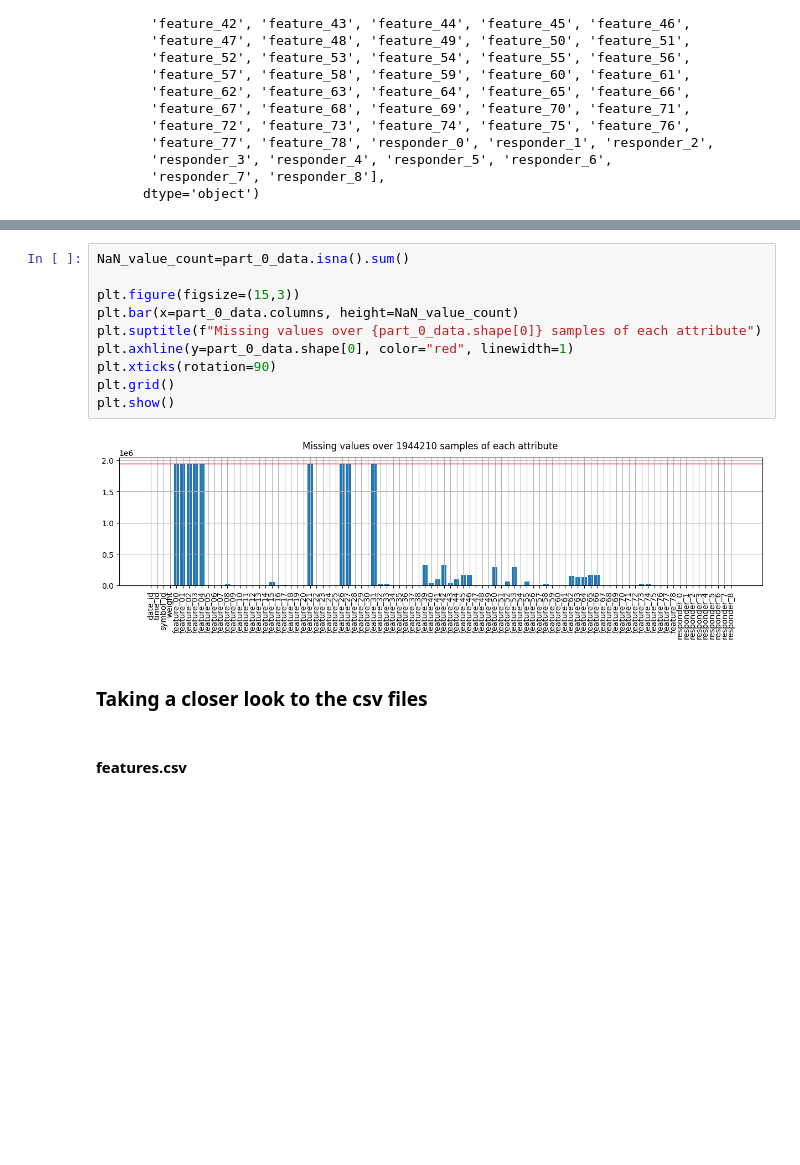
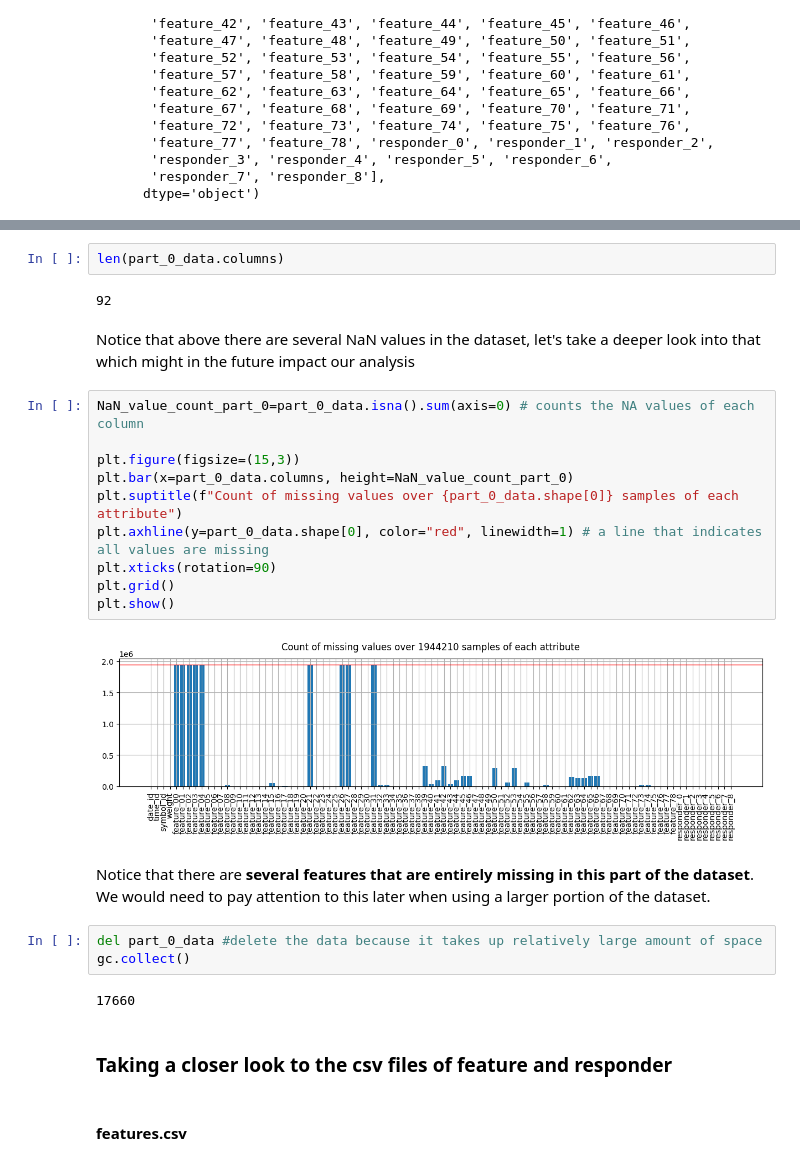
Before and after one commit to M1cW/js_market_forecast, a Jupyter notebook: main.ipynb, the cells around one changed output, grey strips where cells are left out. Cells and saved outputs as stored; diff of their text form; blank space fills up the shorter version.

```diff
--- a/main.ipynb
+++ b/main.ipynb
@@ -66,17 +50,30 @@ part_0_data.describe()
+# %%
+len(part_0_data.columns)
+# %% [output]
+92
+# %% [markdown]
+Notice that above there are several NaN values in the dataset, let's take a deeper look into that which might in the future impact our analysis
 # %%
-NaN_value_count=part_0_data.isna().sum()
+NaN_value_count_part_0=part_0_data.isna().sum(axis=0) # counts the NA values of each column
 
 plt.figure(figsize=(15,3))
-plt.bar(x=part_0_data.columns, height=NaN_value_count)
-plt.suptitle(f"Missing values over {part_0_data.shape[0]} samples of each attribute")
-plt.axhline(y=part_0_data.shape[0], color="red", linewidth=1)
+plt.bar(x=part_0_data.columns, height=NaN_value_count_part_0)
+plt.suptitle(f"Count of missing values over {part_0_data.shape[0]} samples of each attribute")
+plt.axhline(y=part_0_data.shape[0], color="red", linewidth=1) # a line that indicates all values are missing
 plt.xticks(rotation=90)
 plt.grid()
 plt.show()
 # %% [output]
-[figure, old version]
+[figure, new version]
+# %% [markdown]
+Notice that there are **several features that are entirely missing in this part of the dataset**. We would need to pay attention to this later when using a larger portion of the dataset.
+# %%
+del part_0_data #delete the data because it takes up relatively large amount of space
+gc.collect()
+# %% [output]
+17660
 # %% [markdown]
-### Taking a closer look to the csv files
+### Taking a closer look to the csv files of feature and responder
 # %% [markdown]
 #### features.csv
 # %%
```
Also changed, not shown: parts of 62 cells of this notebook, 2 other files.
